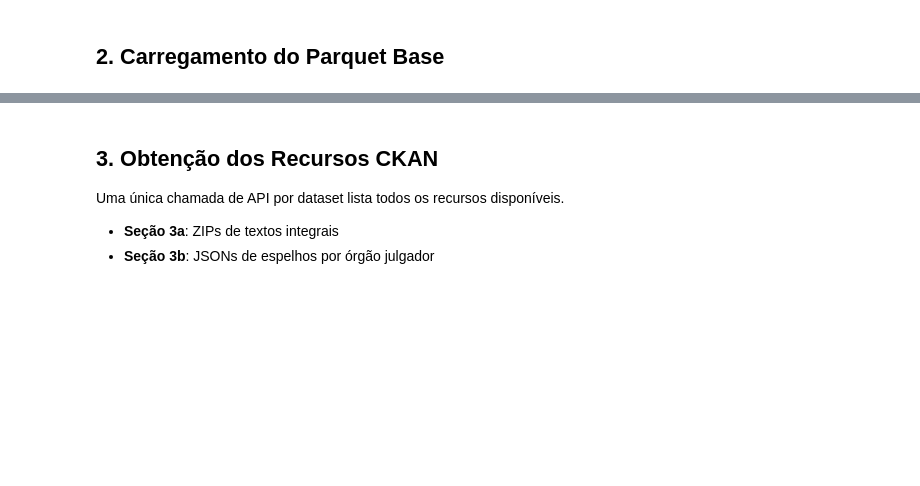
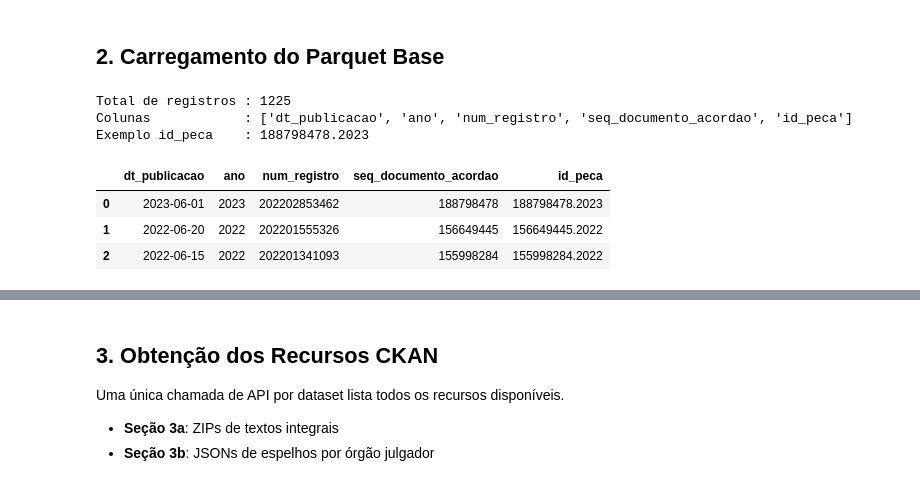
Before and after one commit to luizanisio/agent-orchestration-2026, a Jupyter notebook: notebooks/01_data_preparation.ipynb, the cells around one changed output, grey strips where cells are left out. Saved outputs shown, nothing was run; the diff lists cells and outputs as text; code cells hidden in the pictures; blank space fills up the shorter version.

Commit message:
espelhos usados no estudo e preparação dos dados

```diff
--- a/notebooks/01_data_preparation.ipynb
+++ b/notebooks/01_data_preparation.ipynb
@@ -35,6 +39,16 @@ import requests
 import pandas as pd
 from pathlib import Path
 from tqdm.notebook import tqdm
+# Importação do pacote utilitário
+try:
+   import sys
+   sys.path.extend(['../','../src'])
+   from util import UtilEnv
+   if UtilEnv.carregar_env(pastas=['./','../']):
+      print('✅ Variáveis de ambiente carregadas _o/')
+except:
+    UtilEnv = None
+    print('⚠️ Não foi possível importar o pacote para carregar o .env!')
 
 # ─── CKAN ─────────────────────────────────────────────────────────────────────
 CKAN_BASE_URL = 'https://dadosabertos.web.stj.jus.br'
@@ -76,8 +90,9 @@ COLUNAS_ESPELHO = [
 ]
 
 # ─── Arquivos ─────────────────────────────────────────────────────────────────
-PARQUET_BASE  = 'espelhos_acordaos_artigo2026.parquet'
-PARQUET_SAIDA = 'espelhos_acordaos_artigo2026_com_texto.parquet'
+PASTA_DATA = '../data'
+PARQUET_BASE  = os.path.join(PASTA_DATA, 'espelhos_acordaos_artigo2026.parquet')
+PARQUET_SAIDA = os.path.join(PASTA_DATA, 'espelhos_acordaos_artigo2026_com_texto.parquet')
 
 # Pasta local para cache dos ZIPs e JSONs (evita re-download)
 DOWNLOAD_DIR = Path('downloads_stj')
@@ -86,9 +101,11 @@ ESPELHOS_DIR = Path('downloads_stj/espelhos')
 ESPELHOS_DIR.mkdir(exist_ok=True)
 
 # Define se tenta baixar os zips das íntegras e dos espelhos ou apenas consolida o que já existir
-CKAN_TIMEOUT = 600
-BAIXAR_ESPELHOS_CKAN = True
-BAIXAR_INTEGRAS_CKAN = True
+CKAN_TIMEOUT = UtilEnv.get_int('CKAN_TIMEOUT',BAIXAR_ESPELHOS_CKAN) if UtilEnv else 600
+BAIXAR_ESPELHOS_CKAN = UtilEnv.get_int('BAIXAR_ESPELHOS_CKAN',CKAN_TIMEOUT) if UtilEnv else True
+BAIXAR_INTEGRAS_CKAN = UtilEnv.env_true('BAIXAR_INTEGRAS_CKAN',BAIXAR_INTEGRAS_CKAN) if UtilEnv else True
+if UtilEnv is None:
+   print('⚠️ Variáveis de ambiente não carregadas, verfique pacote Util emc ./src!')
 
 # Coluna chave de junção entre parquet e ZIPs de íntegras
 COL_SEQ = 'seq_documento_acordao'
@@ -105,10 +130,27 @@ print(f'Espelhos dir: {ESPELHOS_DIR.resolve()}')
 # %%
 df = pd.read_parquet(PARQUET_BASE)
 
+# Cria id_peca calculado: seq_documento_acordao + '.' + ano
+# Exemplo: '188798478.2023'
+df['id_peca'] = (
+    df['seq_documento_acordao'].astype(str)
+    + '.'
+    + df['ano'].astype(str).str.split('.').str[0]
+)
+
 print(f'Total de registros : {len(df)}')
 print(f'Colunas            : {df.columns.tolist()}')
+print(f'Exemplo id_peca    : {df["id_peca"].iloc[0]}')
 print()
 df.head(3)
+# %% [output]
+Total de registros : 1225
+Colunas            : ['dt_publicacao', 'ano', 'num_registro', 'seq_documento_acordao', 'id_peca']
+Exemplo id_peca    : 188798478.2023
+|  | dt_publicacao | ano | num_registro | seq_documento_acordao | id_peca |
+| 0 | 2023-06-01 | 2023 | 202202853462 | 188798478 | 188798478.2023 |
+| 1 | 2022-06-20 | 2022 | 202201555326 | 156649445 | 156649445.2022 |
+| 2 | 2022-06-15 | 2022 | 202201341093 | 155998284 | 155998284.2022 |
 # %%
 # ── Lookup: seq_documento_acordao → índices do dataframe (para junção de textos) ──
 assert COL_SEQ in df.columns, f'❌ Coluna "{COL_SEQ}" não encontrada no parquet!'
```
Also changed, not shown: parts of 13 cells of this notebook, 3 other files.
